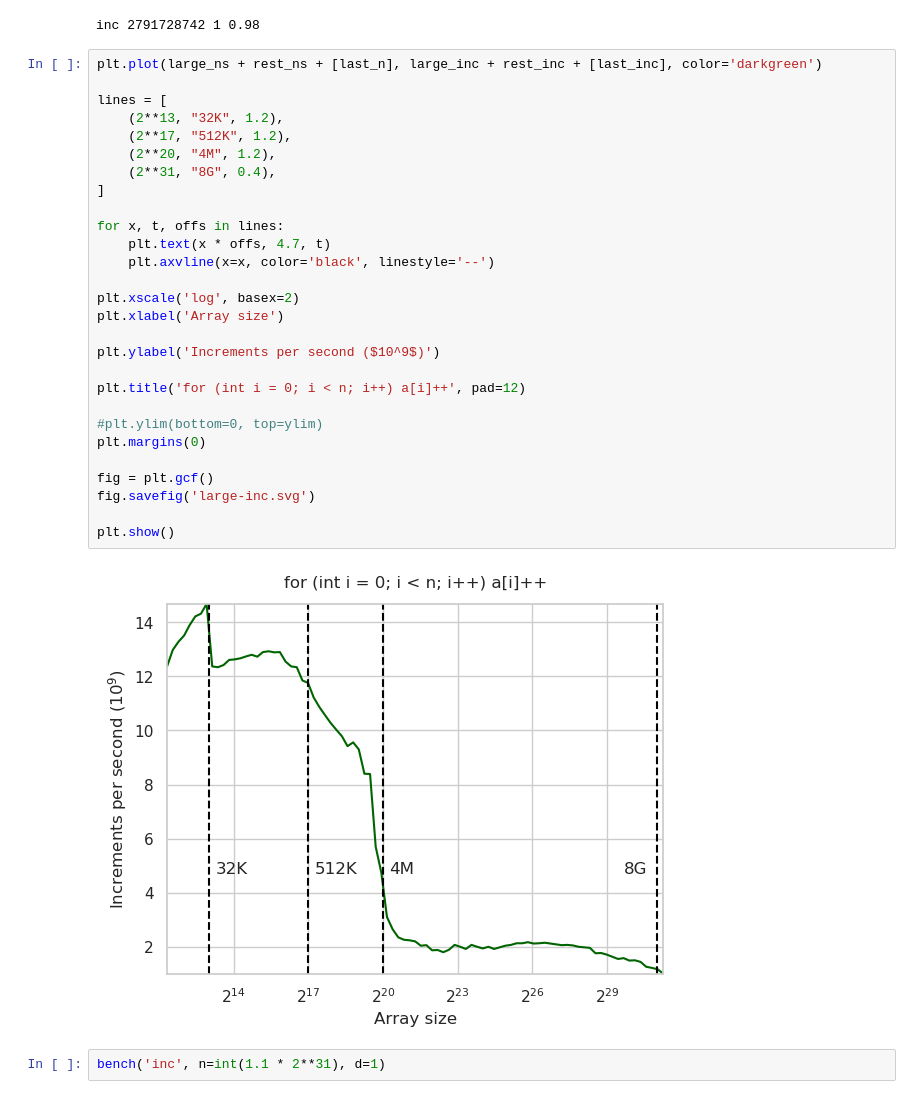
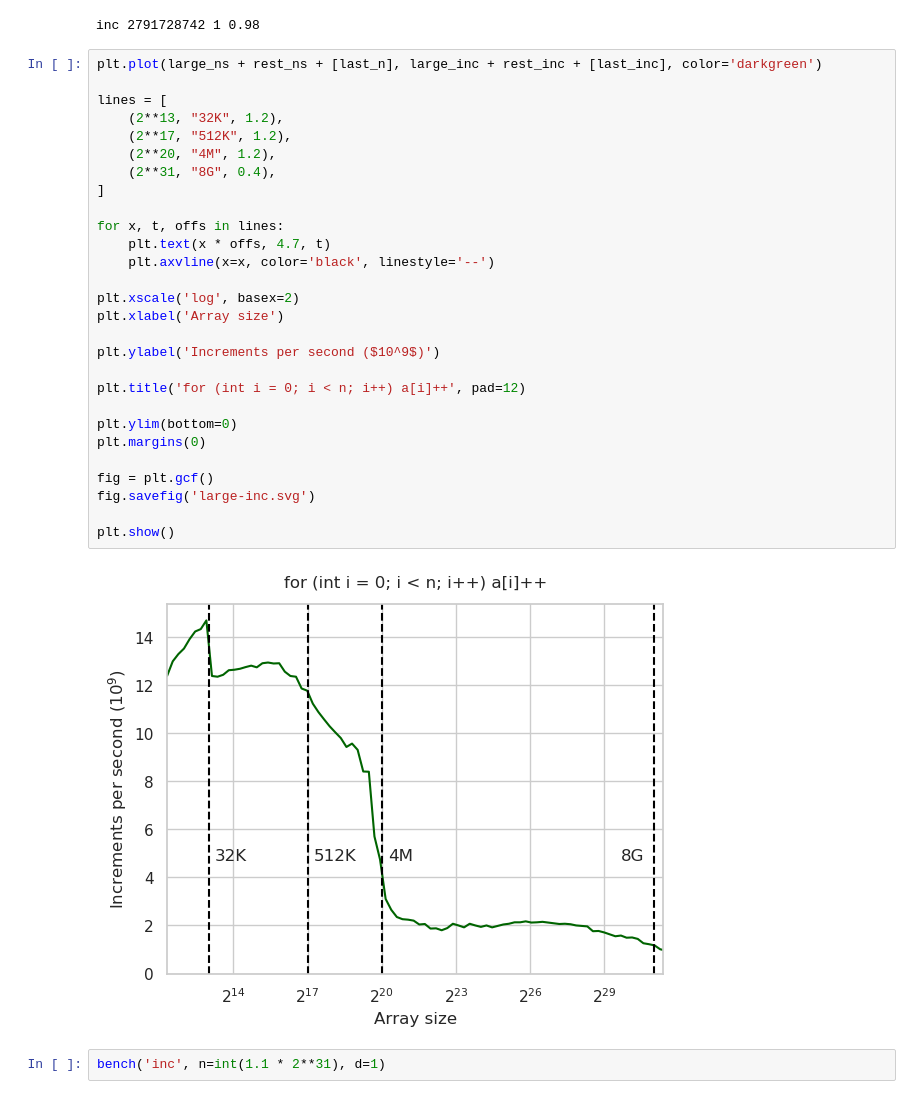
Before and after one commit to sslotin/amh-code, a Jupyter notebook: cpu-cache/plot.ipynb, the cells around one changed output. Drawn from its saved outputs; the diff is of its cells as text.

```diff
--- a/cpu-cache/plot.ipynb
+++ b/cpu-cache/plot.ipynb
@@ -903,33 +903,33 @@ inc 2791728742 1 0.98
 # %%
 plt.plot(large_ns + rest_ns + [last_n], large_inc + rest_inc + [last_inc], color='darkgreen')
 
 lines = [
     (2**13, "32K", 1.2),
     (2**17, "512K", 1.2),
     (2**20, "4M", 1.2),
     (2**31, "8G", 0.4),
 ]
 
 for x, t, offs in lines:
     plt.text(x * offs, 4.7, t)
     plt.axvline(x=x, color='black', linestyle='--')
 
 plt.xscale('log', basex=2)
 plt.xlabel('Array size')
 
 plt.ylabel('Increments per second ($10^9$)')
 
 plt.title('for (int i = 0; i < n; i++) a[i]++', pad=12)
 
-#plt.ylim(bottom=0, top=ylim)
+plt.ylim(bottom=0)
 plt.margins(0)
 
 fig = plt.gcf()
 fig.savefig('large-inc.svg')
 
 plt.show()
 # %% [output]
-[figure, old version]
+[figure, new version]
 # %%
 bench('inc', n=int(1.1 * 2**31), d=1)
 # %% [output]
```
Also changed, not shown: parts of 23 cells of this notebook, 2 other files.
